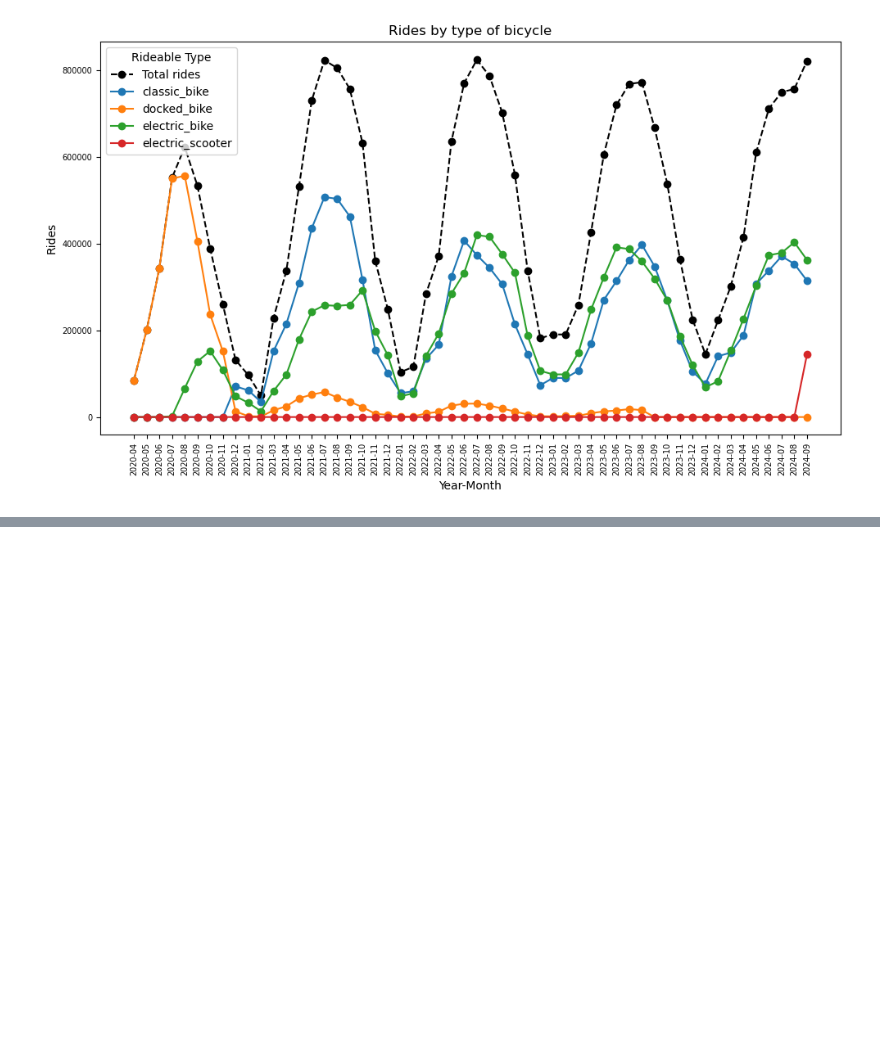
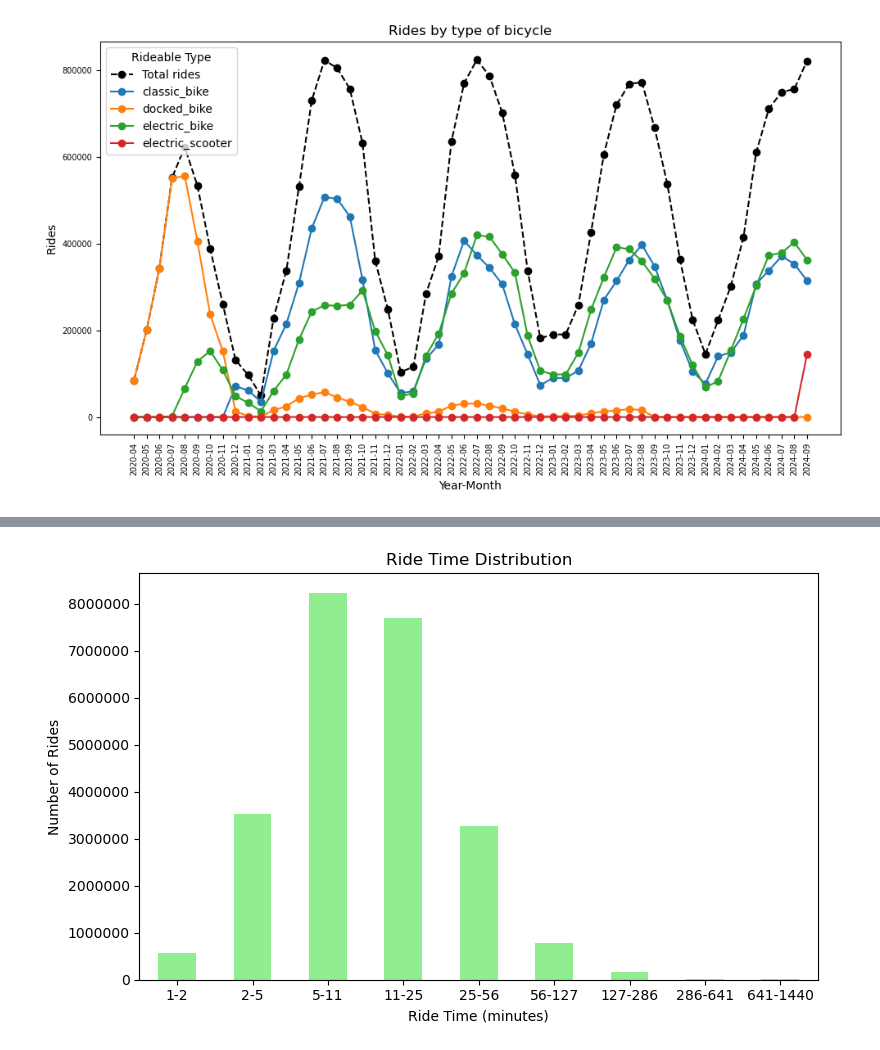
Before and after one commit to Jetty2307/Chicago-BikeSharing, a Jupyter notebook: Chicago_bikes_main.ipynb, the cells around one changed output, grey strips where cells are left out. Saved outputs shown, nothing was run; the diff lists cells and outputs as text; code cells hidden in the pictures; blank space fills up the shorter version.

```diff
--- a/Chicago_bikes_main.ipynb
+++ b/Chicago_bikes_main.ipynb
@@ -155,0 +208,33 @@ plt.show()
+# %%
+df['ride_time'] = df['ended_at'] - df['started_at']
+df['ride_time'] = pd.to_timedelta(df['ride_time'])
+# %%
+df['ride_time_minutes'] = df['ride_time'].dt.total_seconds() / 60
+
+# Bin the ride times into 10-minute intervals
+#bins = range(0, 240, 10)
+bins = np.logspace(np.log10(1), np.log10(1440), num=10)
+
+df['ride_time_bin'] = pd.cut(df['ride_time_minutes'], bins=bins)
+
+# Count the number of rides in each bin
+#ride_time_counts = df[(df['ride_time_minutes'] > 0) & (df['ride_time_minutes'] < 1440)]['ride_time_bin'].value_counts().sort_index()
+ride_time_counts = df['ride_time_bin'].value_counts().sort_index()
+bin_labels = [f'{int(interval.left)}-{int(interval.right)}' for interval in ride_time_counts.index]
+# Plot the counts as a bar plot
+plt.figure(figsize=(8, 5))
+ride_time_counts.plot(kind='bar', color='lightgreen')
+
+# Add labels and title
+plt.xlabel('Ride Time (minutes)')
+plt.ylabel('Number of Rides')
+plt.title('Ride Time Distribution')
+
+# Rotate x-axis labels for better readability
+plt.xticks(ticks=range(len(bin_labels)), labels=bin_labels)
+plt.xticks(rotation=0)
+plt.gca().yaxis.set_major_formatter(mtick.FuncFormatter(lambda x, _: int(x)))
+plt.tight_layout()
+plt.show()
+# %% [output]
+[figure, added]
```
Also changed, not shown: parts of 17 cells of this notebook.
